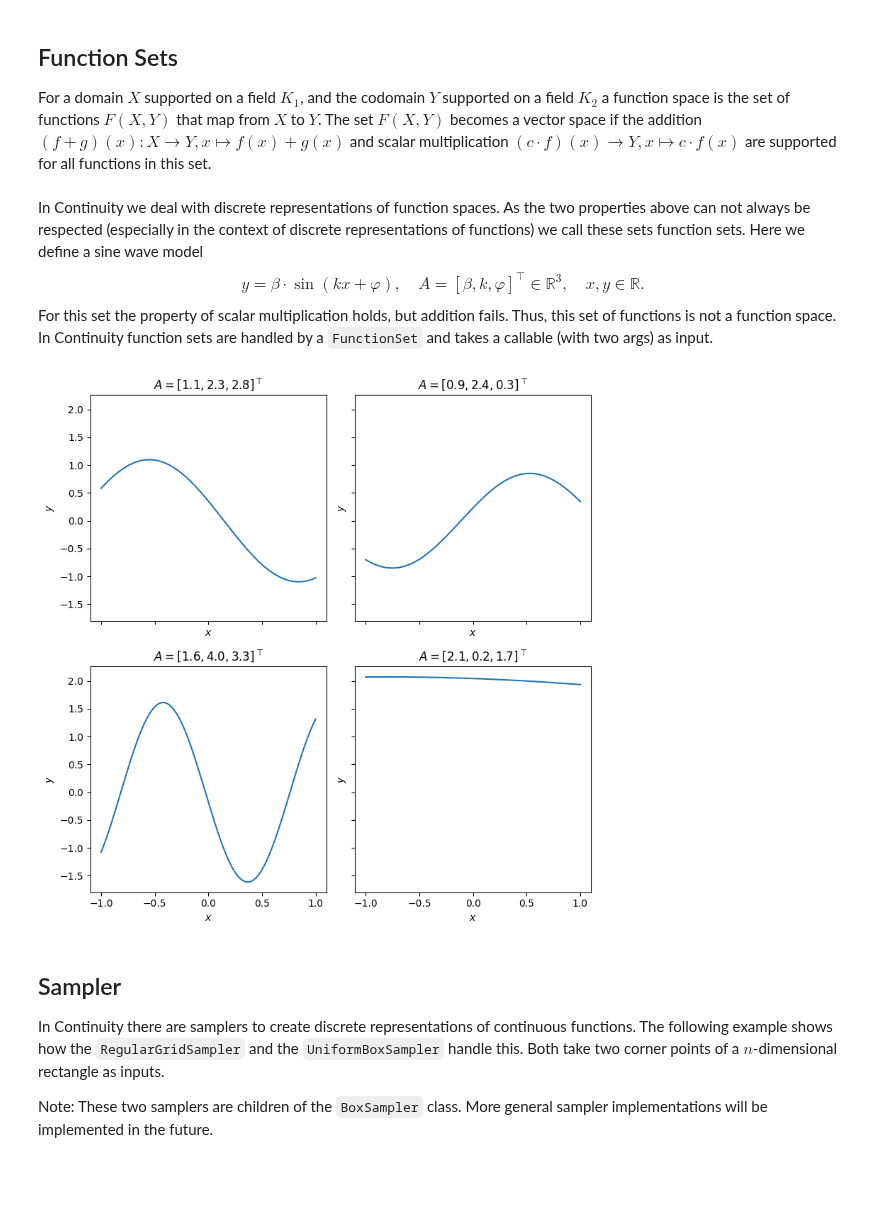
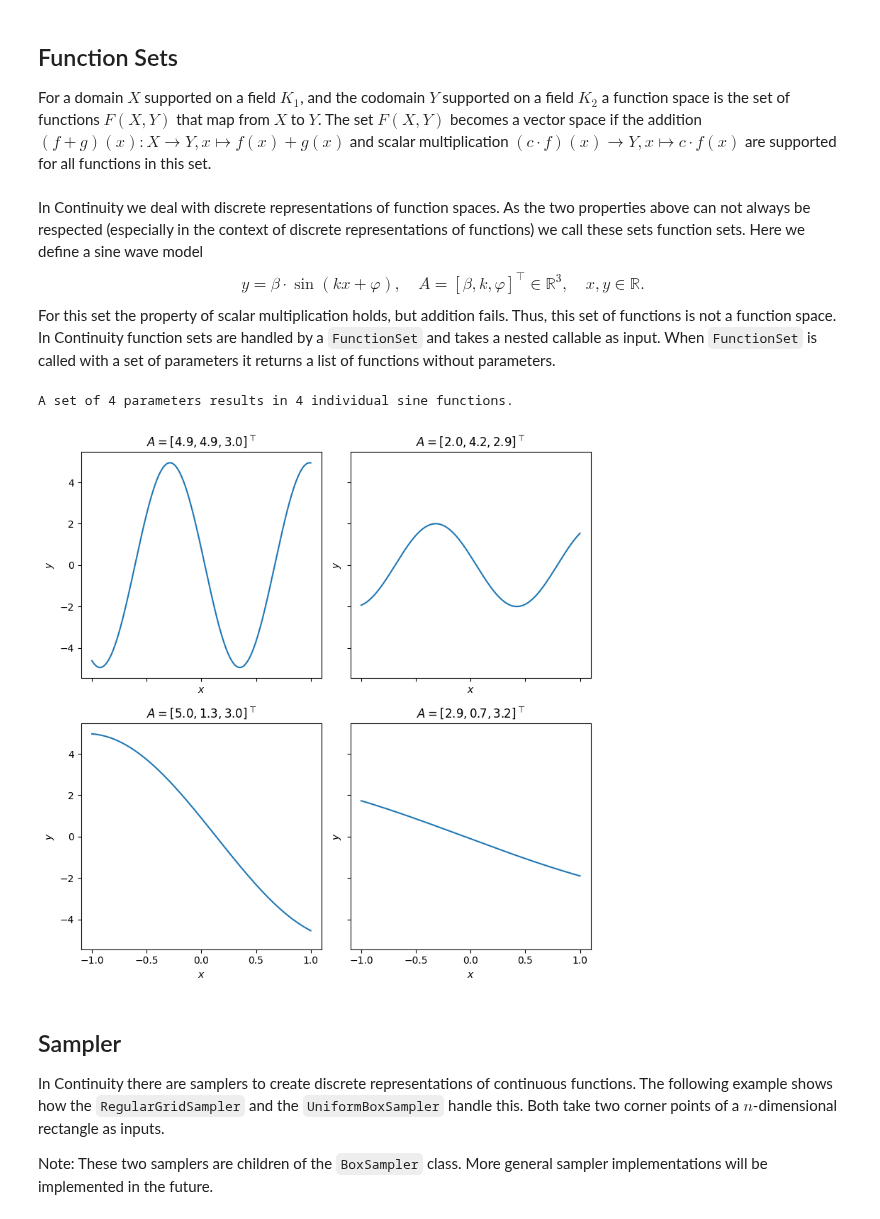
Before and after one commit to aai-institute/continuiti, a Jupyter notebook: examples/functions.ipynb, the cells around one changed output. Drawn from its saved outputs; the diff is of its cells as text; code cells hidden in the pictures; blank space fills up the shorter version.

Commit message:
change function set mapping structure

```diff
--- a/examples/functions.ipynb
+++ b/examples/functions.ipynb
@@ -87,26 +87,33 @@ Here we define a sine wave model
 $$
 y = \beta \cdot \sin(k x +\varphi ),\quad A=[\beta, k, \varphi]^\top\in\mathbb{R}^3,\quad x, y\in\mathbb{R}.
 $$
-For this set the property of scalar multiplication holds, but addition fails. Thus, this set of functions is not a function space. In Continuity function sets are handled by a `FunctionSet` and takes a callable (with two args) as input.
+For this set the property of scalar multiplication holds, but addition fails. Thus, this set of functions is not a function space. In Continuity function sets are handled by a `FunctionSet` and takes a nested callable as input.
+When `FunctionSet` is called with a set of parameters it returns a list of functions without parameters.
 # %%
 from continuity.data.function_dataset import FunctionSet
 
-sine_set = FunctionSet(lambda a, x: a[0] * torch.sin(a[1] * x + a[2]))
+sine_set = FunctionSet(lambda a: lambda x: a[0] * torch.sin(a[1] * x + a[2]))
+
+parameters = 5 * torch.rand(4, 3)
+
+sines = sine_set(parameters)
+
+print(f"A set of {parameters.size(0)} parameters results in {len(sines)} individual sine functions.")
+# %% [output]
+A set of 4 parameters results in 4 individual sine functions.
 # %%
 fig, axs = plt.subplots(2, 2, figsize=(8, 8), sharex=True, sharey=True)
 
-a = 5 * torch.rand(4,3)
-
-for i, ai in enumerate(a):
+for i, (pi, sine) in enumerate(zip(parameters, sines)):
     row, col = i // 2, i % 2
-    param = [f'{nbr: .1f}' for nbr in ai.tolist()]
-    axs[row, col].plot(x_plot, sine_set(ai, x_plot))
+    param = [f'{nbr: .1f}' for nbr in pi.tolist()]
+    axs[row, col].plot(x_plot, sine(x_plot))
     axs[row, col].title.set_text(rf"$A=[{','.join(param)}]^\top$")
     axs[row, col].set_xlabel("$x$")
     axs[row, col].set_ylabel("$y$")
 fig.tight_layout()
 # %% [output]
-[figure, old version]
+[figure, new version]
 # %% [markdown]
 ## Sampler
 
```
Also changed, not shown: parts of 5 cells of this notebook, 4 other files.
